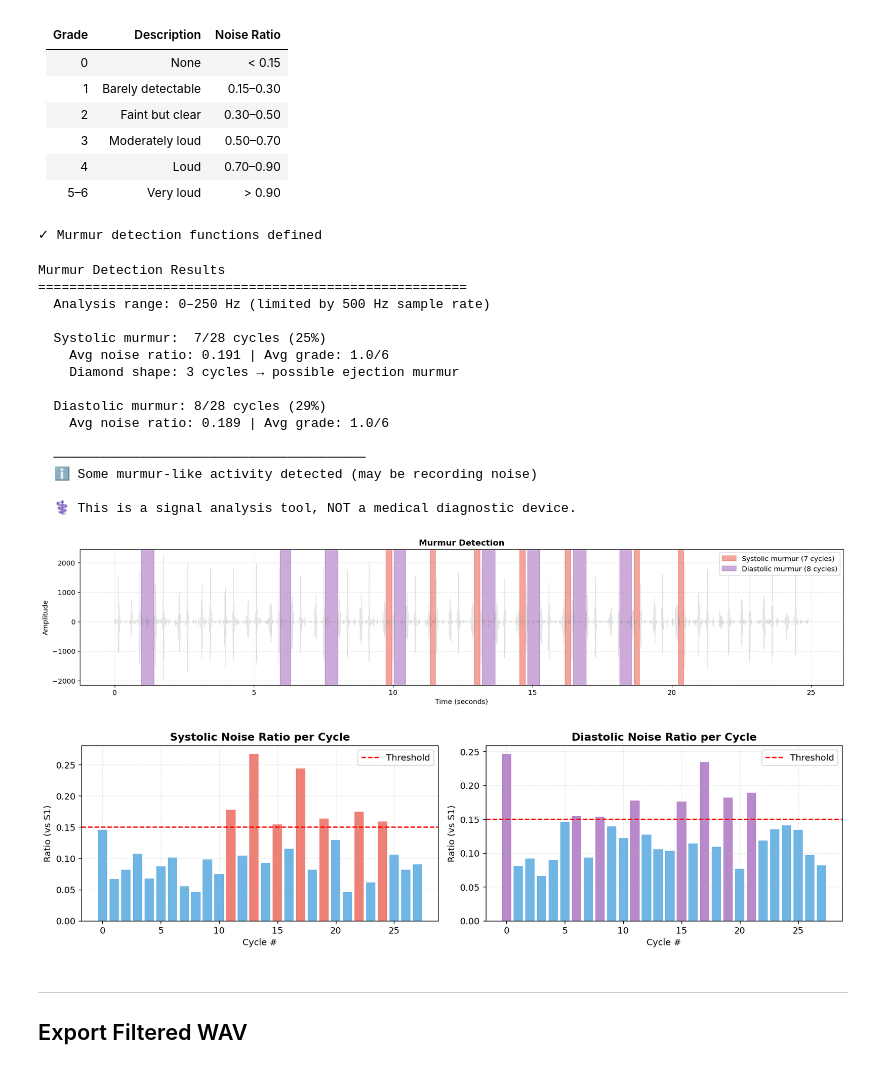
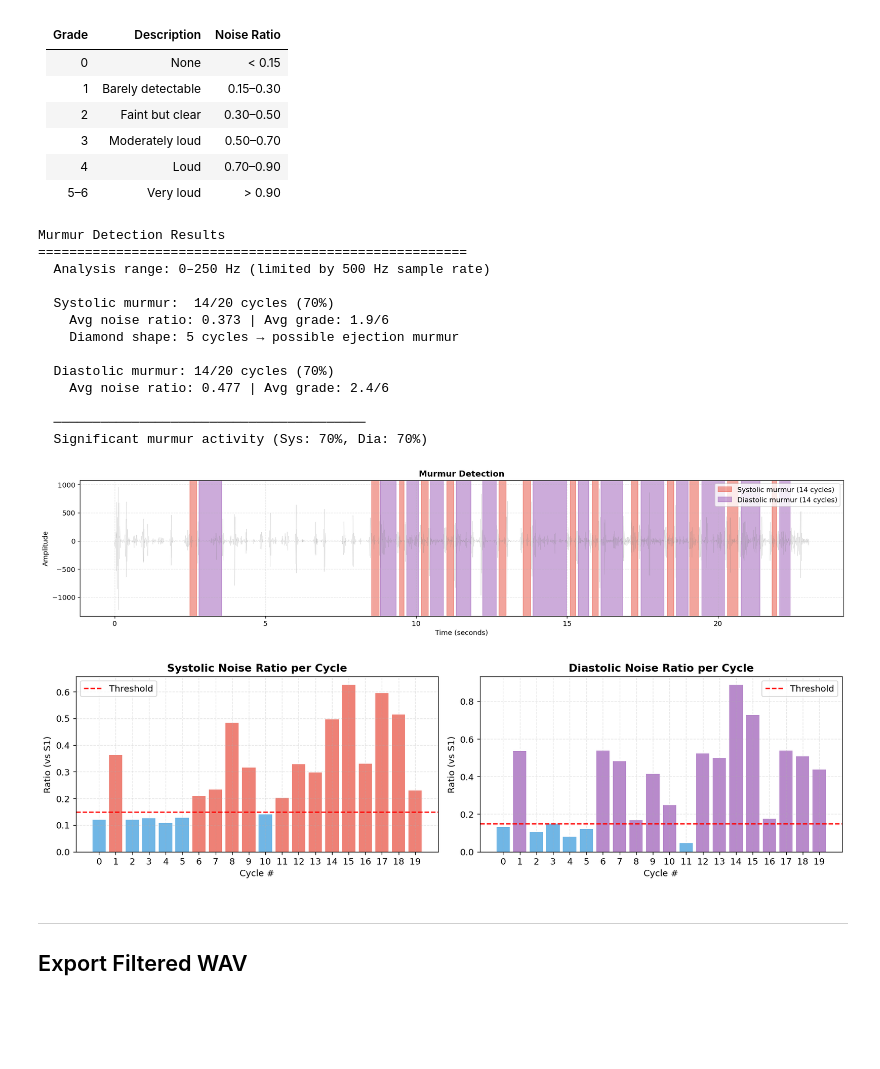
Before and after one commit to MobinKhatib/IoMT_Phonocardiography, a Jupyter notebook: Analysis/pcg_analysis.ipynb, the cells around one changed output. Saved outputs shown, nothing was run; the diff lists cells and outputs as text; code cells hidden in the pictures; blank space fills up the shorter version.

```diff
--- a/Analysis/pcg_analysis.ipynb
+++ b/Analysis/pcg_analysis.ipynb
@@ -50,9 +46,5 @@ print("✓ All imports successful")
 # %%
-# ════════════════════════════════════════════════
-# CONFIGURATION — adjust these for your setup
-# ════════════════════════════════════════════════
-
-FILENAME       = "aman4-ble.wav"    # ← your WAV file path
+FILENAME       = "/home/aman/Projects/IoMT_Phonocardiography/Recorded Data/aman5-ble.wav"
 LOWCUT         = 25.0           # Bandpass low (Hz) — captures full S1
 HIGHCUT        = 200.0          # Bandpass high (Hz) — auto-clamped to Nyquist-1
 NOTCH_FREQ     = 50.0           # Powerline hum: 50 Hz (Europe) / 60 Hz (USA)
@@ -356,7 +329,7 @@ Segmentation Results
 # Full recording segmentation view
 STATE_COLORS = ['#e74c3c', '#f39c12', '#3498db', '#2ecc71']
 
-fig, ax = plt.subplots(figsize=(18, 4))
+fig, ax = plt.subplots(figsize=(30, 4))
 ax.plot(time_axis, filtered, color='#2c3e50', lw=0.3, alpha=0.4)
 for sn, s, e in segments:
     idx = STATE_NAMES.index(sn)
@@ -734,10 +703,6 @@ def detect_murmur(filtered, cycle, sr):
             result['dia_decrescendo'] = q1 > 1.5 * q4 if q4 > 0 else False
 
     return result
-
-print("✓ Murmur detection functions defined")
-# %% [output]
-✓ Murmur detection functions defined
 # %%
 # Run murmur detection on all cycles
 murmur_results = [detect_murmur(filtered, c, sample_rate) for c in cycles]
@@ -770,29 +735,25 @@ sys_pct = 100 * sys_m / total
 dia_pct = 100 * dia_m / total
 print(f"\n  {'─' * 40}")
 if sys_pct > 50 or dia_pct > 50:
-    print(f"  ⚠ Significant murmur activity (Sys: {sys_pct:.0f}%, Dia: {dia_pct:.0f}%)")
+    print(f"  Significant murmur activity (Sys: {sys_pct:.0f}%, Dia: {dia_pct:.0f}%)")
 elif sys_pct > 20 or dia_pct > 20:
-    print(f"  ℹ Some murmur-like activity detected (may be recording noise)")
+    print(f"  Some murmur-like activity detected (may be recording noise)")
 else:
-    print(f"  ✓ No significant murmur activity")
-
-print(f"\n  ⚕ This is a signal analysis tool, NOT a medical diagnostic device.")
+    print(f"  No significant murmur activity")
 # %% [output]
 Murmur Detection Results
 =======================================================
   Analysis range: 0–250 Hz (limited by 500 Hz sample rate)
 
-  Systolic murmur:  7/28 cycles (25%)
-    Avg noise ratio: 0.191 | Avg grade: 1.0/6
-    Diamond shape: 3 cycles → possible ejection murmur
+  Systolic murmur:  14/20 cycles (70%)
+    Avg noise ratio: 0.373 | Avg grade: 1.9/6
+    Diamond shape: 5 cycles → possible ejection murmur
 
-  Diastolic murmur: 8/28 cycles (29%)
-    Avg noise ratio: 0.189 | Avg grade: 1.0/6
+  Diastolic murmur: 14/20 cycles (70%)
+    Avg noise ratio: 0.477 | Avg grade: 2.4/6
 
   ────────────────────────────────────────
-  ℹ Some murmur-like activity detected (may be recording noise)
-
-  ⚕ This is a signal analysis tool, NOT a medical diagnostic device.
+  Significant murmur activity (Sys: 70%, Dia: 70%)
 # %%
 # Murmur detection visualization
 fig, ax = plt.subplots(figsize=(18, 4))
@@ -815,36 +776,44 @@ ax.set_ylabel('Amplitude')
 plt.tight_layout()
 plt.show()
 # %% [output]
-[figure, old version]
+[figure, new version]
 # %%
+# Per-cycle murmur ratios
 # Per-cycle murmur ratios
 fig, axes = plt.subplots(1, 2, figsize=(14, 4))
 
 sys_ratios = [r['systolic_ratio'] for r in murmur_results]
 dia_ratios = [r['diastolic_ratio'] for r in murmur_results]
+x_range = range(len(sys_ratios))
 
-axes[0].bar(range(len(sys_ratios)), sys_ratios,
+# --- Systolic Plot ---
+axes[0].bar(x_range, sys_ratios,
             color=['#e74c3c' if r > MURMUR_GRADE_THRESHOLDS[0] else '#3498db' for r in sys_ratios],
             alpha=0.7)
 axes[0].axhline(y=MURMUR_GRADE_THRESHOLDS[0], color='red', ls='--', label='Threshold')
 axes[0].set_title('Systolic Noise Ratio per Cycle', fontweight='bold')
 axes[0].set_xlabel('Cycle #')
 axes[0].set_ylabel('Ratio (vs S1)')
+# Force integer ticks
+axes[0].set_xticks(x_range)
 axes[0].legend()
 
-axes[1].bar(range(len(dia_ratios)), dia_ratios,
+# --- Diastolic Plot ---
+axes[1].bar(x_range, dia_ratios,
             color=['#9b59b6' if r > MURMUR_GRADE_THRESHOLDS[0] else '#3498db' for r in dia_ratios],
             alpha=0.7)
 axes[1].axhline(y=MURMUR_GRADE_THRESHOLDS[0], color='red', ls='--', label='Threshold')
 axes[1].set_title('Diastolic Noise Ratio per Cycle', fontweight='bold')
 axes[1].set_xlabel('Cycle #')
 axes[1].set_ylabel('Ratio (vs S1)')
+# Force integer ticks
+axes[1].set_xticks(x_range)
 axes[1].legend()
 
 plt.tight_layout()
 plt.show()
 # %% [output]
-[figure, old version]
+[figure, new version]
 # %% [markdown]
 ---
 ## Export Filtered WAV
```
Also changed, not shown: parts of 21 cells of this notebook, 1 other file.
